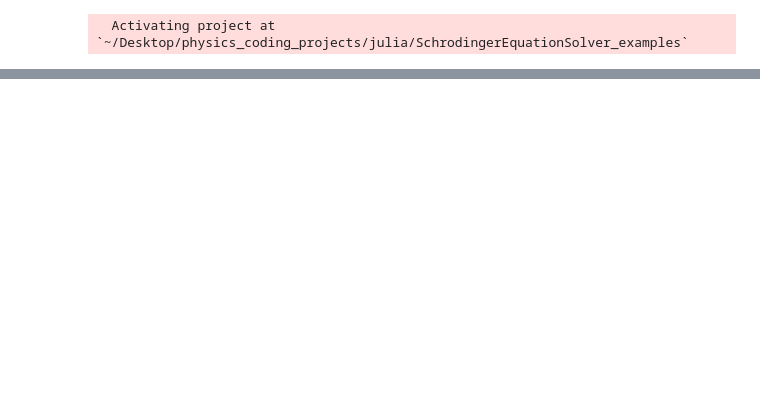
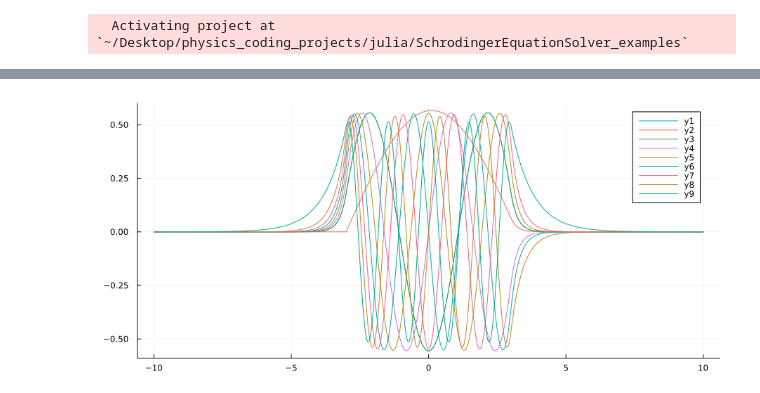
Before and after one commit to zeledon14/SchrodingerEquationSolver_examples, a Jupyter notebook: 1D_examples/Eigenstate_search/Finite_square_well.ipynb, the cells around one changed output, grey strips where cells are left out. Cells and saved outputs as stored; diff of their text form; code cells hidden in the pictures; blank space fills up the shorter version.

```diff
--- a/1D_examples/Eigenstate_search/Finite_square_well.ipynb
+++ b/1D_examples/Eigenstate_search/Finite_square_well.ipynb
@@ -40,0 +43,9 @@ DomainError: DomainError with the effective potential has no turning points
+# %%
+E_max::Float64=V0; #Maximal energy in the energy grid.
+E_min::Float64=0.0; #Minimal energy in the energy grid.
+E_N::Int64=400; #Number of points in the energy grid.
+E_grid= Grids.uniform_grid(E_min, E_max, E_N); #List with the energy grid points.
+# %%
+E_intervals= EigenvalueFinders.find_eigenvalue_intervals(E_grid, v_effe, grid_stru,
+    InitialConditions.harmoic_oscillator_1D,
+    OneDSchrodingerEquationSolver.solver_uniform_grid);
@@ -40,0 +64,4 @@ DomainError: DomainError with the effective potential has no turning points
+# %%
+numb_solu::Int64= size(E_intervals)[1]; #Number of potential solutions in the energy grid.
+eigen_list::Vector{Float64}=zeros(numb_solu); #Initializing the list that is going to hold the energy eigenvalues.
+u_wave_functions::Vector{Vector{Float64}}= [zeros(N) for _ in 1:numb_solu]; #Initializing the list that holds the eigenfunctions list.
@@ -40,0 +90,6 @@ DomainError: DomainError with the effective potential has no turning points
+# %%
+#Plot of the wave functions
+plot!(grid_stru.grid, u_wave_functions)
+plot!(size=(900,400))
+# %% [output]
+[figure, added]
```
Also changed, not shown: parts of 10 cells of this notebook.
